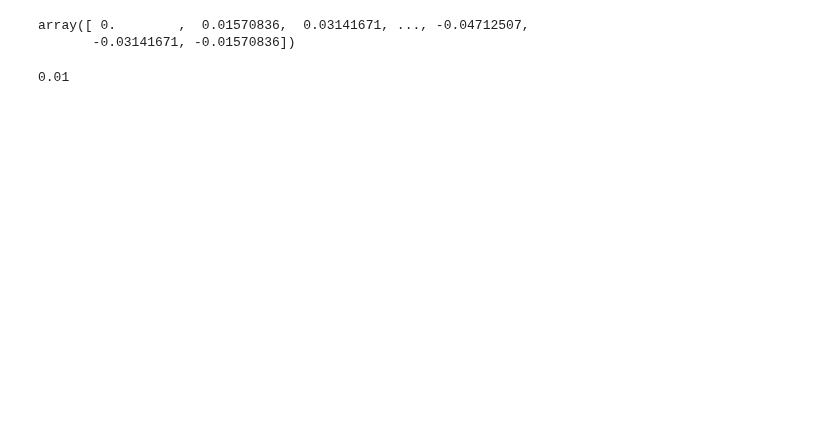
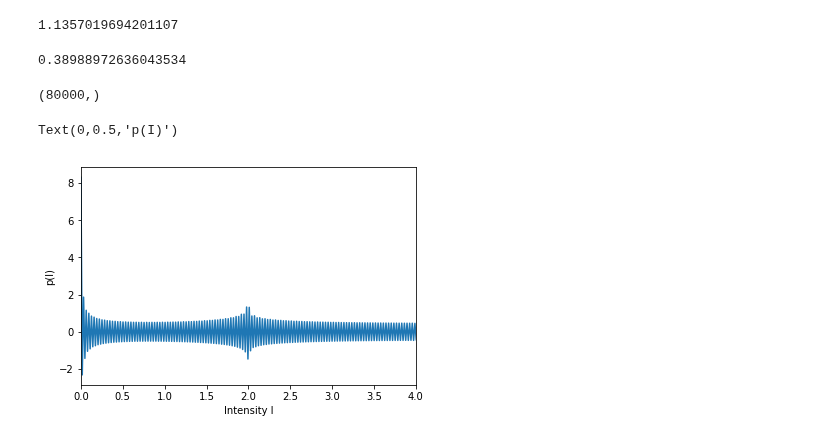
Before and after one commit to hstrey/FCS-simulations, a Jupyter notebook: FCS intensity distribution correct.ipynb, the cells around one changed output. Saved outputs shown, nothing was run; the diff lists cells and outputs as text; code cells hidden in the pictures; blank space fills up the shorter version.

```diff
--- a/FCS intensity distribution correct.ipynb
+++ b/FCS intensity distribution correct.ipynb
@@ -80,9 +87,27 @@ Text(0,0.5,'p(I)')
-# %%
-freq
-# %% [output]
-array([ 0.        ,  0.01570836,  0.03141671, ..., -0.04712507,
-       -0.03141671, -0.01570836])
-# %%
-print(d)
-# %% [output]
-0.01
+# %%
+# normalization
+print(np.real(cf_fft[:steps]).mean()*freq[steps-1])
+# %% [output]
+1.1357019694201107
+# %%
+# first moment
+print(np.mean(np.real(cf_fft[:steps])*freq[:steps])*freq[steps-1])
+# %% [output]
+0.38988972636043534
+# %%
+# need to find the proper way of doing an fft
+freq = np.fft.fftfreq(2*steps-1,d)*2*np.pi
+fc1 = er*ei1+1j*er*ei2
+cf_rfft = np.fft.irfft(fc)*np.sqrt(fc.shape[0])
+print(cf_rfft.shape)
+disp = 2000
+plt.plot(freq[:disp],cf_rfft[:disp])
+plt.xlim((0,4))
+#plt.ylim((1e-2,2))
+plt.xlabel("Intensity I")
+plt.ylabel("p(I)")
+#plt.savefig("pIanalytic5.png",format='png',dpi=300,bbox_inches='tight',facecolor="white",backgroundcolor="white")
+# %% [output]
+(80000,)
+Text(0,0.5,'p(I)')
+[figure, added]
```
Also changed, not shown: parts of 6 cells of this notebook, 1 other file.
